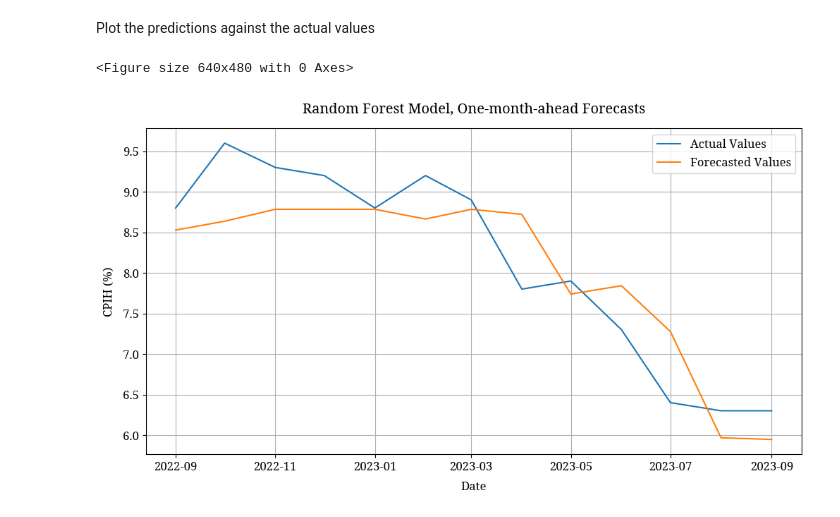
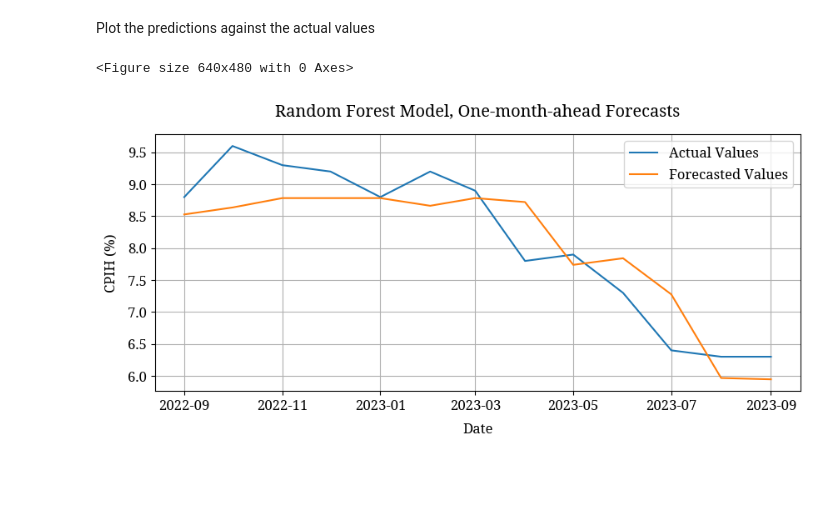
Before and after one commit to JonathanTutty/inflation-forecasting, a Jupyter notebook: rf-model.ipynb, the cells around one changed output. Saved outputs shown, nothing was run; the diff lists cells and outputs as text; code cells hidden in the pictures; blank space fills up the shorter version.

```diff
--- a/rf-model.ipynb
+++ b/rf-model.ipynb
@@ -137,17 +141,17 @@ Plot the predictions against the actual values
 # %%
 pred_test_series = pd.Series(pred_test, index=y_test.index)
 
 f2 = plt.figure(2)
-plt.figure(figsize=(12, 6))
+plt.figure(figsize=(10, 4))
 plt.title("Random Forest Model, One-month-ahead Forecasts")
 plt.plot(y_test, label="Actual Values")
 plt.plot(pred_test_series, label="Forecasted Values")
 plt.xlabel("Date")
 plt.ylabel("CPIH (%)")
 plt.legend()
 plt.grid()
 
-plt.savefig("rf-pred.pdf")
+plt.savefig("rf-pred.pdf", bbox_inches="tight")
 # %% [output]
 <Figure size 640x480 with 0 Axes>
-[figure, old version]
+[figure, new version]
```
Also changed, not shown: parts of 1 cell of this notebook.
